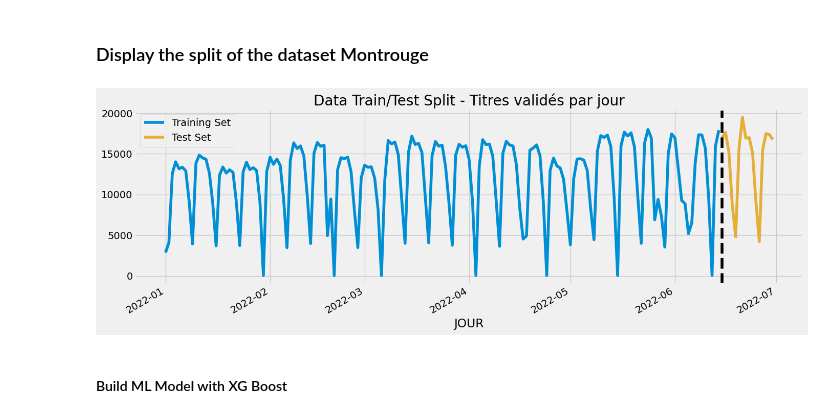
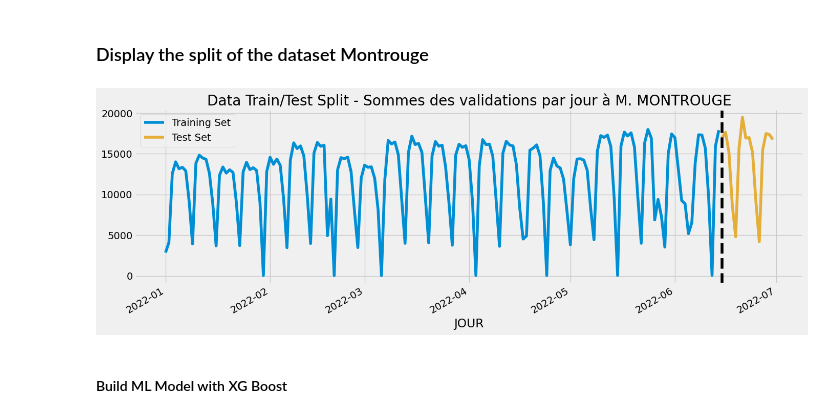
Before and after one commit to hbacard/validation-transport-idf, a Jupyter notebook: Validation_titre_Hugo_BACARD.ipynb, the cells around one changed output. Saved outputs shown, nothing was run; the diff lists cells and outputs as text; code cells hidden in the pictures.

```diff
--- a/Validation_titre_Hugo_BACARD.ipynb
+++ b/Validation_titre_Hugo_BACARD.ipynb
@@ -190,13 +170,12 @@ used_columns = [JOUR, LIBELLE_ARRET, NB_VALD, CATEGORIE_TITRE]
 def select_station(df: pd.DataFrame, nom_station: str) -> pd.DataFrame:
     validation_station = df[df[LIBELLE_ARRET].str.lower().str.contains(nom_station.lower())]
     validation_station = validation_station[used_columns]
-    #validation_station = validation_station.reset_index(drop=True)
     validation_station = validation_station.sort_values(by=JOUR).reset_index(drop=True)
     validation_station = validation_station.astype({NB_VALD: float})
     return validation_station
 
-validation_olympiades = select_station(df=df_validation, nom_station="OLYMPIADES")
-validation_montrouge = select_station(df=df_validation, nom_station="M. MONTROUGE")
+validation_olympiades = select_station(df=df_validation, nom_station=OLYMPIADES)
+validation_montrouge = select_station(df=df_validation, nom_station=MONTROUGE)
 # %%
 validation_olympiades.head()
 # %% [output]
@@ -278,10 +257,9 @@ def split_data(df: pd.DataFrame, date_to_split=date_to_split) -> tuple:
     Splits the dataframe into train and test set.
     train set consists of records before date_to_spit
     while the test consist of the remaining records.
-    Both datasets are reindexed to the date column (for display)
     """
-    train = df[df.JOUR < date_to_split]#.set_index(JOUR, drop=False)
-    test = df[df.JOUR >= date_to_split]#.set_index(JOUR, drop=False)
+    train = df[df.JOUR < date_to_split]
+    test = df[df.JOUR >= date_to_split]
     return train, test
 # %%
 montrouge_train, montrouge_test = split_data(df=montrouge_engineer)
@@ -303,13 +281,20 @@ plt.style.use('fivethirtyeight')
 # %%
 
 fig, ax = plt.subplots(figsize=(15, 5))
-montrouge_train[[JOUR, NB_VALD]].groupby(JOUR).sum().reset_index().set_index(JOUR).plot(ax=ax, label='Training Set', title='Data Train/Test Split - Titres validés par jour', color=color_pal[0])
-montrouge_test[[JOUR, NB_VALD]].groupby(JOUR).sum().reset_index().set_index(JOUR).plot(ax=ax, label='Test Set', color=color_pal[2])
+montrouge_train[[JOUR, NB_VALD]].groupby(JOUR).sum().reset_index().set_index(JOUR).plot(
+    ax=ax,
+    label='Training Set',
+    title=f'Data Train/Test Split - Sommes des validations par jour à {MONTROUGE}',
+    color=color_pal[0])
+montrouge_test[[JOUR, NB_VALD]].groupby(JOUR).sum().reset_index().set_index(JOUR).plot(
+    ax=ax,
+    label='Test Set',
+    color=color_pal[2])
 ax.axvline('2022-06-15', color='black', ls='--')
 ax.legend(['Training Set', 'Test Set'])
 plt.show()
 # %% [output]
-[figure, old version]
+[figure, new version]
 # %% [markdown]
 #### Build ML Model with XG Boost
 # %%
```
Also changed, not shown: parts of 22 cells of this notebook.
